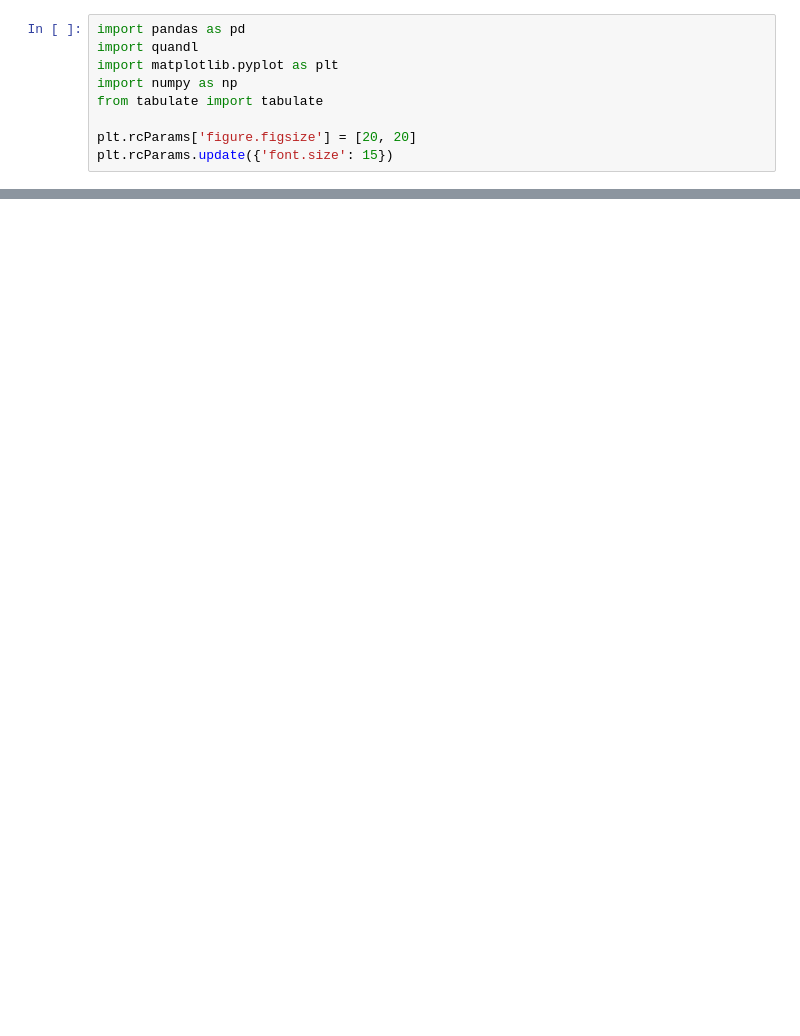
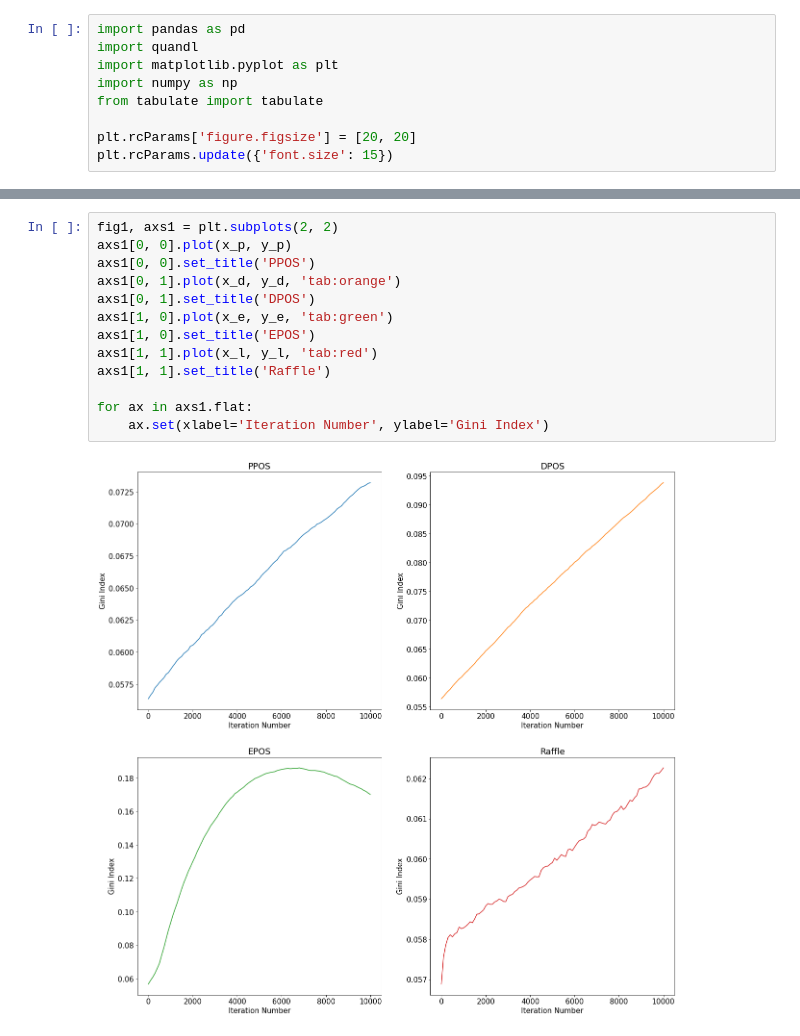
Before and after one commit to jiajia20/Intro_crypto, a Jupyter notebook: visualize_pos_models.ipynb, the cells around one changed output, grey strips where cells are left out. Drawn from its saved outputs; the diff is of its cells as text; blank space fills up the shorter version.

```diff
--- a/visualize_pos_models.ipynb
+++ b/visualize_pos_models.ipynb
@@ -54,0 +75,15 @@ for ax in axs.flat:
+# %%
+fig1, axs1 = plt.subplots(2, 2)
+axs1[0, 0].plot(x_p, y_p)
+axs1[0, 0].set_title('PPOS')
+axs1[0, 1].plot(x_d, y_d, 'tab:orange')
+axs1[0, 1].set_title('DPOS')
+axs1[1, 0].plot(x_e, y_e, 'tab:green')
+axs1[1, 0].set_title('EPOS')
+axs1[1, 1].plot(x_l, y_l, 'tab:red')
+axs1[1, 1].set_title('Raffle')
+
+for ax in axs1.flat:
+    ax.set(xlabel='Iteration Number', ylabel='Gini Index')
+# %% [output]
+[figure, added]
```
Also changed, not shown: parts of 3 cells of this notebook, 10 other files.
